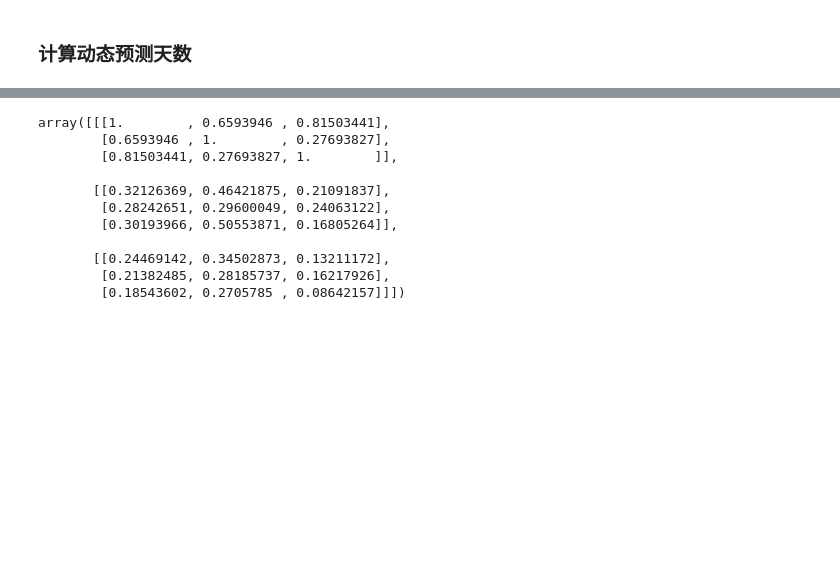
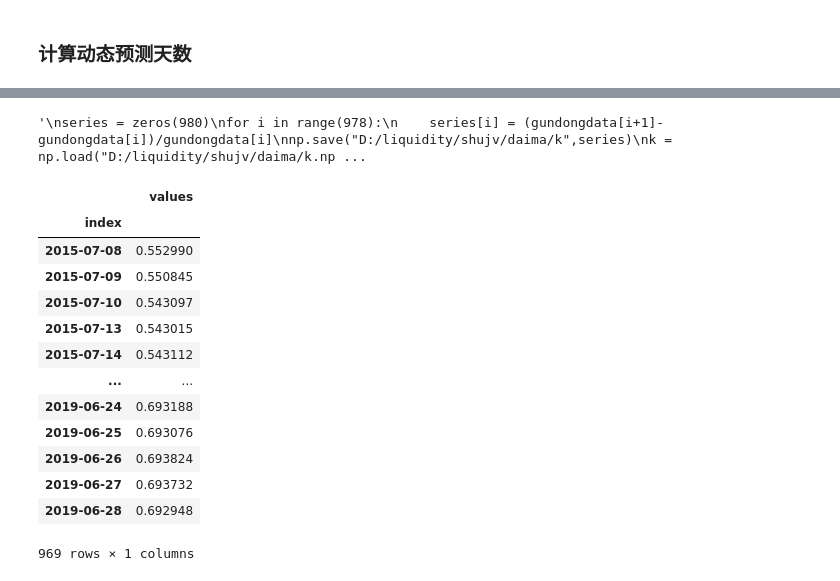
Before and after one commit to jyyskywalker/liquidity, a Jupyter notebook: code/net/Untitled1.ipynb, the cells around one changed output, grey strips where cells are left out. Drawn from its saved outputs; the diff is of its cells as text; code cells hidden in the pictures; blank space fills up the shorter version.

```diff
--- a/code/net/Untitled1.ipynb
+++ b/code/net/Untitled1.ipynb
@@ -313,14 +195,0 @@ result.params
-# %%
-result.acorr()
-# %% [output]
-array([[[1.        , 0.6593946 , 0.81503441],
-        [0.6593946 , 1.        , 0.27693827],
-        [0.81503441, 0.27693827, 1.        ]],
-
-       [[0.32126369, 0.46421875, 0.21091837],
-        [0.28242651, 0.29600049, 0.24063122],
-        [0.30193966, 0.50553871, 0.16805264]],
-
-       [[0.24469142, 0.34502873, 0.13211172],
-        [0.21382485, 0.28185737, 0.16217926],
-        [0.18543602, 0.2705785 , 0.08642157]]])
@@ -326,0 +259,39 @@ array([[[1.        , 0.6593946 , 0.81503441],
+# %%
+#行标准化
+import numpy as np
+def standard_data(each):
+    orig_data = each
+    # 计算比重
+    sum_line = np.sum(orig_data, axis=1)
+    result = np.divide(orig_data,sum_line)
+    return sum_line, result
+data = np.load("save_data_result.npy")
+save_data_result = np.zeros(shape=data.shape)
+for i in range(979):
+    each = data[:,:,i]
+    SUM, result = standard_data(each)
+    save_data_result[:,:,i] = result
+
+
+gundongdata = zeros(979)
+for i in range(979):
+    xishu_i = save_data_result[:,:,i]
+    for x in range(11):#对角变为0，求非对角元素
+        xishu_i[x,x] = 0
+    liehe = xishu_i.sum(axis = 0)#列和
+    ave = liehe.mean()
+    gundongdata[i] = ave
+np.save("save_data_result1",gundongdata)#保存对角为0的滚动矩阵
+'''
+series = zeros(980)
+for i in range(978):
+    series[i] = (gundongdata[i+1]-gundongdata[i])/gundongdata[i]
+np.save("D:/liquidity/shujv/daima/k",series)
+k = np.load("D:/liquidity/shujv/daima/k.npy")
+k1 = abs(k)
+k1.sort()
+k1[979]
+print (np.where(k==0.8823306709948058))
+'''
+# %% [output]
+'\nseries = zeros(980)\nfor i in range(978):\n    series[i] = (gundongdata[i+1]-gundongdata[i])/gundongdata[i]\nnp.save("D:/liquidity/shujv/daima/k",series)\nk = np.load("D:/liquidity/shujv/daima/k.np ...
@@ -326,0 +305,17 @@ array([[[1.        , 0.6593946 , 0.81503441],
+# %%
+gundongdata1
+# %% [output]
+|  | values |
+| index |  |
+| 2015-07-08 | 0.552990 |
+| 2015-07-09 | 0.550845 |
+| 2015-07-10 | 0.543097 |
+| 2015-07-13 | 0.543015 |
+| 2015-07-14 | 0.543112 |
+| ... | ... |
+| 2019-06-24 | 0.693188 |
+| 2019-06-25 | 0.693076 |
+| 2019-06-26 | 0.693824 |
+| 2019-06-27 | 0.693732 |
+| 2019-06-28 | 0.692948 |
+969 rows × 1 columns
```
Also changed, not shown: parts of 19 cells of this notebook, 18 other files.
